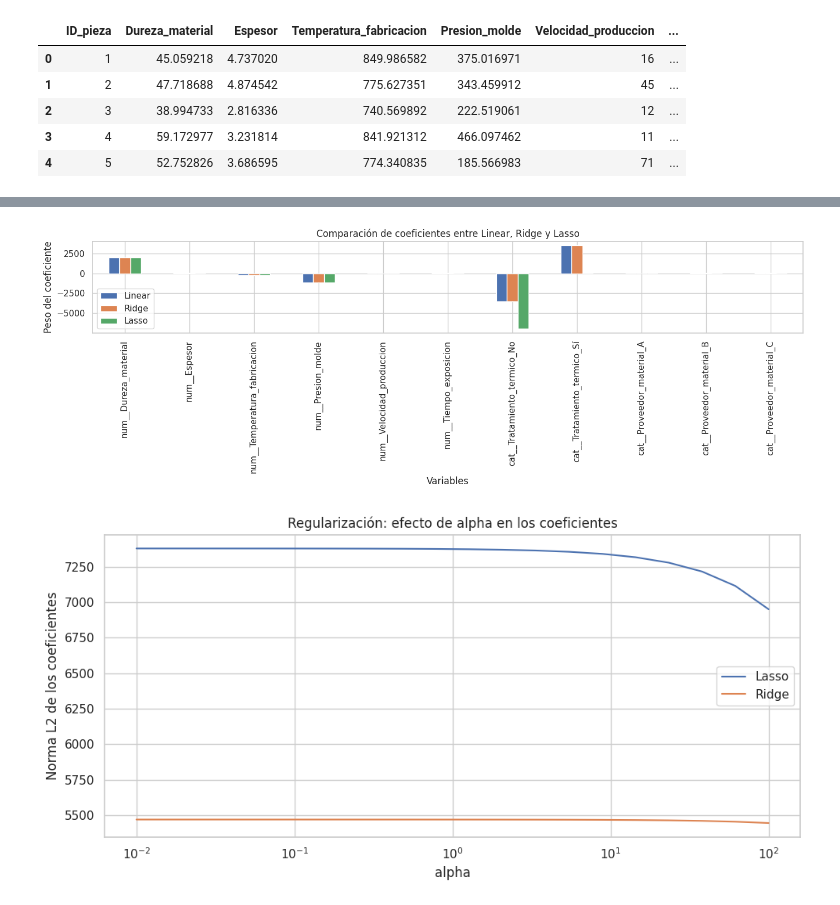
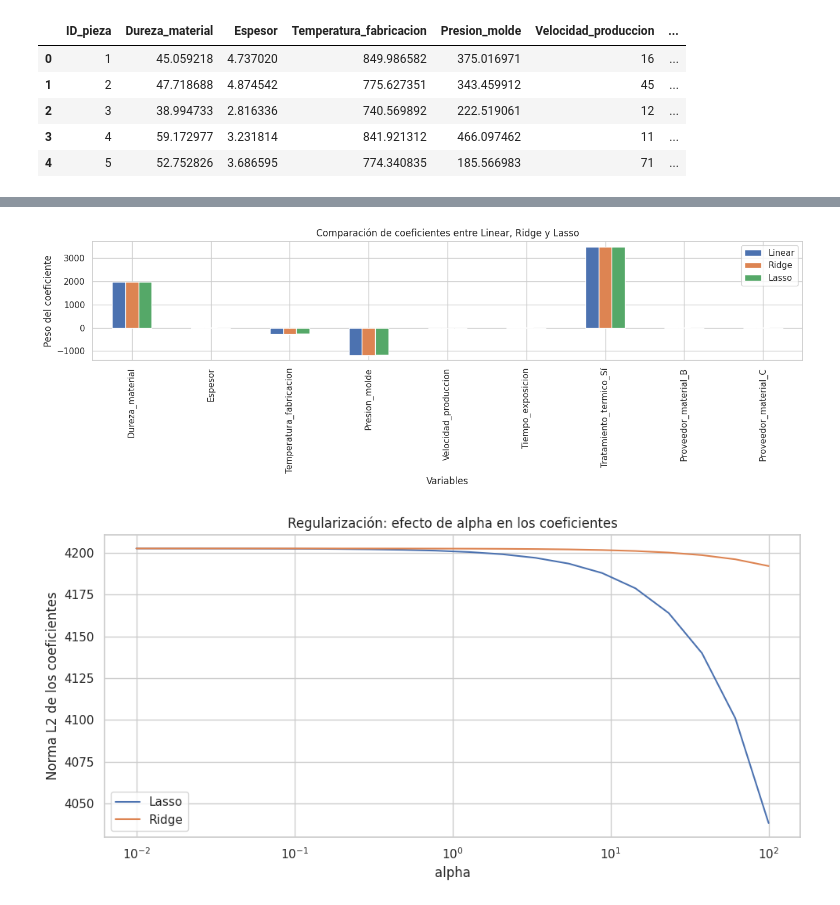
Before and after one commit to dtoralg/IE_Calidad_ML, a Jupyter notebook: Ejercicios/Modulo 5/Modulo_5_Ejercicio_2_Regularizacion_L1_L2_Resuelto.ipynb, the cells around one changed output, grey strips where cells are left out. Drawn from its saved outputs; the diff is of its cells as text; code cells hidden in the pictures.

```diff
--- a/Ejercicios/Modulo 5/Modulo_5_Ejercicio_2_Regularizacion_L1_L2_Resuelto.ipynb
+++ b/Ejercicios/Modulo 5/Modulo_5_Ejercicio_2_Regularizacion_L1_L2_Resuelto.ipynb
@@ -80,8 +56,8 @@ preprocessor = ColumnTransformer([
 # %%
-# Celda 5: División en entrenamiento y prueba
-X_train, X_test, y_train, y_test = train_test_split(X, y, test_size=0.2, random_state=42)
+# Celda 4: División en train y test
+X_train, X_test, y_train, y_test = train_test_split(X_scaled, y, test_size=0.2, random_state=42)
 # %%
-# Celda 6: Entrenamiento de modelos Linear, Ridge y Lasso
+# Celda 5: Entrenamiento de modelos Linear, Ridge y Lasso
 modelos = {
     'Linear': LinearRegression(),
     'Ridge': Ridge(alpha=10),
@@ -89,15 +65,13 @@ modelos = {
 }
 resultados = {}
 for nombre, modelo in modelos.items():
-    pipe = Pipeline([
-        ('preproc', preprocessor),
-        ('model', modelo)
-    ])
-    pipe.fit(X_train, y_train)
-    y_pred = pipe.predict(X_test)
+    modelo.fit(X_train, y_train)
+    y_pred = modelo.predict(X_test)
     mae = mean_absolute_error(y_test, y_pred)
     rmse = np.sqrt(mean_squared_error(y_test, y_pred))
-    resultados[nombre] = {'MAE': mae, 'RMSE': rmse, 'modelo': pipe.named_steps['model'], 'pipeline': pipe}
+    resultados[nombre] = {'MAE': mae, 'RMSE': rmse, 'coef': modelo.coef_}
+
+# Mostrar métricas
 pd.DataFrame(resultados).T[['MAE', 'RMSE']]
 # %% [output]
 |  | MAE | RMSE |
@@ -107,35 +81,29 @@ pd.DataFrame(resultados).T[['MAE', 'RMSE']]
 # %%
-# Celda 7: Visualización de los coeficientes
-coefs = pd.DataFrame({})
-for nombre, info in resultados.items():
-    modelo = info['modelo']
-    if hasattr(modelo, 'coef_'):
-        coef = modelo.coef_
-        nombres_cols = info['pipeline'].named_steps['preproc'].get_feature_names_out()
-        coefs[nombre] = pd.Series(coef, index=nombres_cols)
-coefs.plot(kind='bar', figsize=(14,5))
+# Celda 6: Comparación de coeficientes
+coefs_df = pd.DataFrame({k: v['coef'] for k, v in resultados.items()})
+coefs_df.index = X.columns
+coefs_df.plot(kind='bar', figsize=(14,5))
 plt.title('Comparación de coeficientes entre Linear, Ridge y Lasso')
 plt.xlabel('Variables')
 plt.ylabel('Peso del coeficiente')
 plt.tight_layout()
 plt.show()
 # %% [output]
-[figure, old version]
+[figure, new version]
 # %%
-# Celda 8: Evolución de coeficientes con diferentes valores de alpha
+# Celda 7: Evolución de coeficientes con alpha
 alphas = np.logspace(-2, 2, 20)
-lasso_coefs, ridge_coefs = [], []
+lasso_norms, ridge_norms = [], []
 for alpha in alphas:
-    for modelo, lista in zip([Lasso(alpha=alpha), Ridge(alpha=alpha)], [lasso_coefs, ridge_coefs]):
-        pipe = Pipeline([
-            ('preproc', preprocessor),
-            ('model', modelo)
-        ])
-        pipe.fit(X_train, y_train)
-        lista.append(pipe.named_steps['model'].coef_)
+    lasso = Lasso(alpha=alpha)
+    ridge = Ridge(alpha=alpha)
+    lasso.fit(X_train, y_train)
+    ridge.fit(X_train, y_train)
+    lasso_norms.append(np.linalg.norm(lasso.coef_))
+    ridge_norms.append(np.linalg.norm(ridge.coef_))
 plt.figure(figsize=(10,5))
-plt.plot(alphas, np.linalg.norm(lasso_coefs, axis=1), label='Lasso')
-plt.plot(alphas, np.linalg.norm(ridge_coefs, axis=1), label='Ridge')
+plt.plot(alphas, lasso_norms, label='Lasso')
+plt.plot(alphas, ridge_norms, label='Ridge')
 plt.xscale('log')
 plt.xlabel('alpha')
 plt.ylabel('Norma L2 de los coeficientes')
@@ -144,4 +112,4 @@ plt.legend()
 plt.tight_layout()
 plt.show()
 # %% [output]
-[figure, old version]
+[figure, new version]
```
Also changed, not shown: parts of 7 cells of this notebook.
